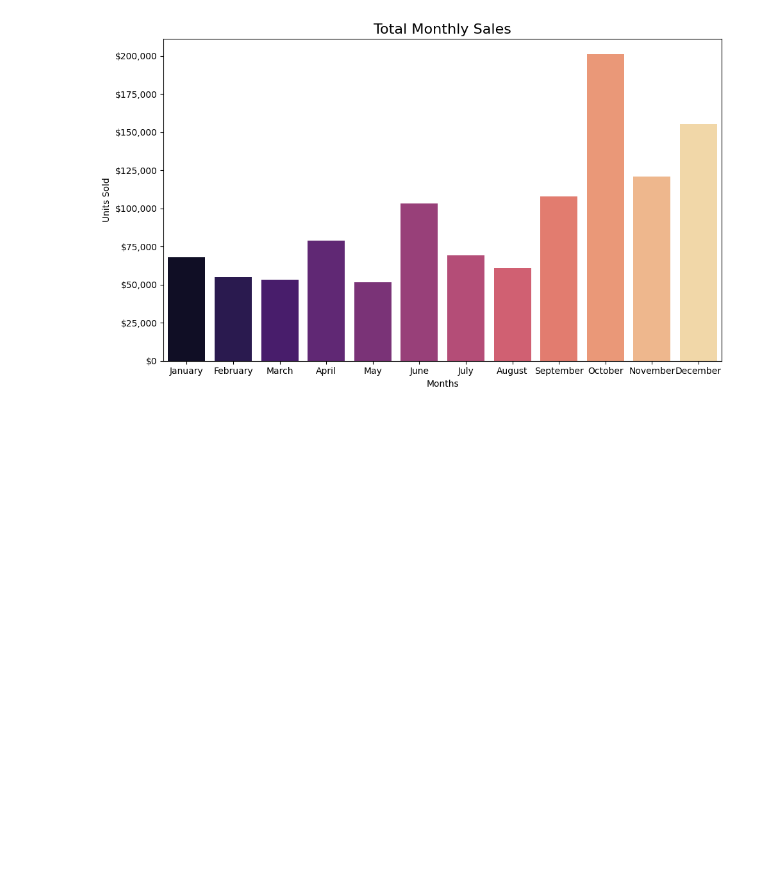
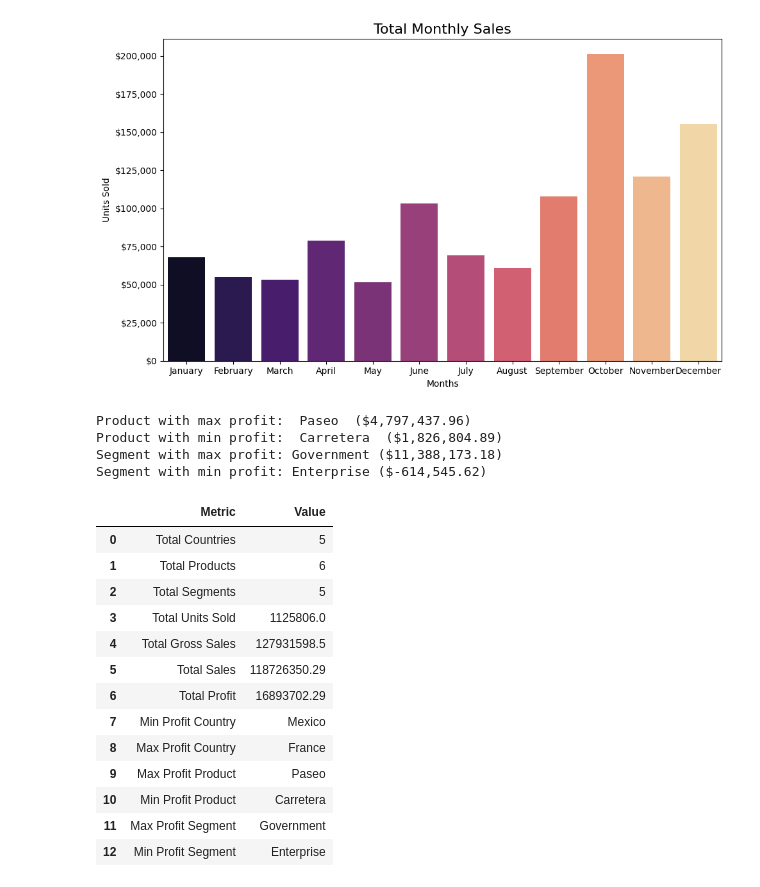
Before and after one commit to Lhecks/financial_analysts, a Jupyter notebook: main.ipynb, the cells around one changed output. Drawn from its saved outputs; the diff is of its cells as text; code cells hidden in the pictures; blank space fills up the shorter version.

```diff
--- a/main.ipynb
+++ b/main.ipynb
@@ -859,0 +876,77 @@ fig.show()
+# %%
+# Finding the product with max and min total profit
+product_profit = df.groupby('Product')['Profit'].sum()
+max_profit_product = product_profit.idxmax()
+min_profit_product = product_profit.idxmin()
+max_profit_product_value = product_profit.max()
+min_profit_product_value = product_profit.min()
+
+# Finding the segment with max and min total profit
+segment_profit = df.groupby('Segment')['Profit'].sum()
+max_profit_segment = segment_profit.idxmax()
+min_profit_segment = segment_profit.idxmin()
+max_profit_segment_value = segment_profit.max()
+min_profit_segment_value = segment_profit.min()
+
+print(f"Product with max profit: {max_profit_product} (${max_profit_product_value:,.2f})")
+print(f"Product with min profit: {min_profit_product} (${min_profit_product_value:,.2f})")
+print(f"Segment with max profit: {max_profit_segment} (${max_profit_segment_value:,.2f})")
+print(f"Segment with min profit: {min_profit_segment} (${min_profit_segment_value:,.2f})")
+# %% [output]
+Product with max profit:  Paseo  ($4,797,437.96)
+Product with min profit:  Carretera  ($1,826,804.89)
+Segment with max profit: Government ($11,388,173.18)
+Segment with min profit: Enterprise ($-614,545.62)
+# %%
+# Summarize key metrics into a single DataFrame for export
+
+summary_data = {
+    'Metric': [
+        'Total Countries',
+        'Total Products',
+        'Total Segments',
+        'Total Units Sold',
+        'Total Gross Sales',
+        'Total Sales',
+        'Total Profit',
+        'Min Profit Country',
+        'Max Profit Country',
+        'Max Profit Product',
+        'Min Profit Product',
+        'Max Profit Segment',
+        'Min Profit Segment'
+    ],
+    'Value': [
+        df['Country'].nunique(),
+        df['Product'].nunique(),
+        df['Segment'].nunique(),
+        df['Units_Sold'].sum(),
+        df['Gross_Sales'].sum(),
+        df['Sales'].sum(),
+        df['Profit'].sum(),
+        min_profit_country,
+        max_profit_country,
+        max_profit_product,
+        min_profit_product,
+        max_profit_segment,
+        min_profit_segment
+    ]
+}
+
+df_summary = pd.DataFrame(summary_data)
+df_summary
+# %% [output]
+|  | Metric | Value |
+| 0 | Total Countries | 5 |
+| 1 | Total Products | 6 |
+| 2 | Total Segments | 5 |
+| 3 | Total Units Sold | 1125806.0 |
+| 4 | Total Gross Sales | 127931598.5 |
+| 5 | Total Sales | 118726350.29 |
+| 6 | Total Profit | 16893702.29 |
+| 7 | Min Profit Country | Mexico |
+| 8 | Max Profit Country | France |
+| 9 | Max Profit Product | Paseo |
+| 10 | Min Profit Product | Carretera |
+| 11 | Max Profit Segment | Government |
+| 12 | Min Profit Segment | Enterprise |
```
Also changed, not shown: parts of 4 cells of this notebook, 1 other file.
